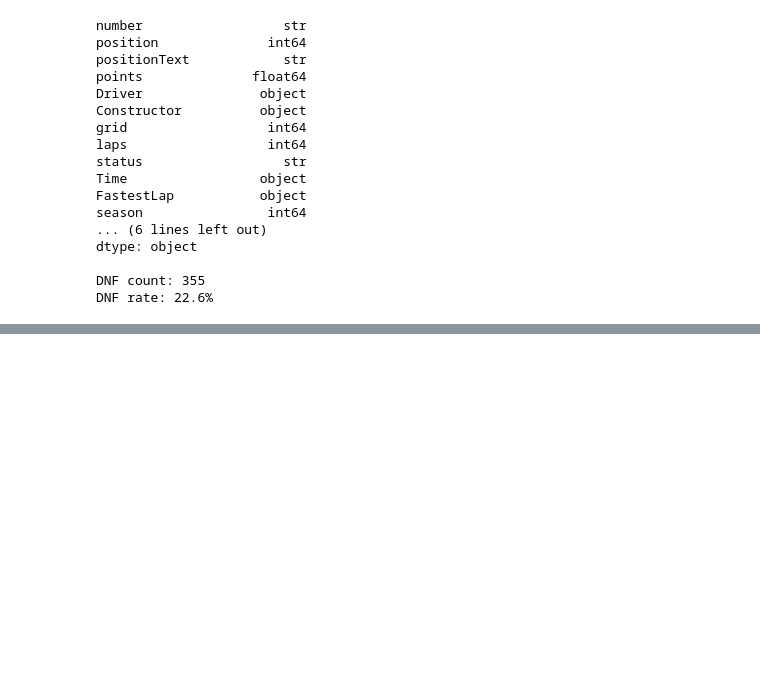
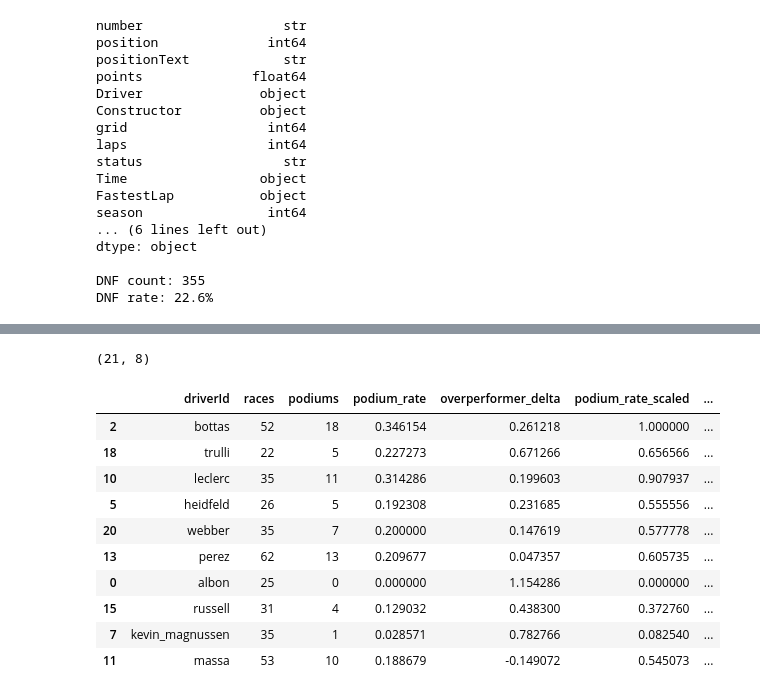
Before and after one commit to costa911/f1-analysis, a Jupyter notebook: f1_analysis.ipynb, the cells around one changed output, grey strips where cells are left out. Cells and saved outputs as stored; diff of their text form; code cells hidden in the pictures; blank space fills up the shorter version.

```diff
--- a/f1_analysis.ipynb
+++ b/f1_analysis.ipynb
@@ -232,0 +308,29 @@ Name: count, dtype: int64
+# %%
+# CELL 13 - Define composite "successful loser" score
+# Combine podium rate + overperformer delta (normalised)
+from sklearn.preprocessing import MinMaxScaler
+
+composite = podium_stats.merge(overperformer[['driverId', 'overperformer_delta']], on='driverId', how='inner')
+
+scaler = MinMaxScaler()
+composite[['podium_rate_scaled', 'overperformer_scaled']] = scaler.fit_transform(
+    composite[['podium_rate', 'overperformer_delta']]
+)
+
+composite['composite_score'] = (composite['podium_rate_scaled'] + composite['overperformer_scaled']) / 2
+
+print(composite.shape)
+composite.sort_values('composite_score', ascending=False).head(10)
+# %% [output]
+(21, 8)
+|  | driverId | races | podiums | podium_rate | overperformer_delta | podium_rate_scaled | ... |
+| 2 | bottas | 52 | 18 | 0.346154 | 0.261218 | 1.000000 | ... |
+| 18 | trulli | 22 | 5 | 0.227273 | 0.671266 | 0.656566 | ... |
+| 10 | leclerc | 35 | 11 | 0.314286 | 0.199603 | 0.907937 | ... |
+| 5 | heidfeld | 26 | 5 | 0.192308 | 0.231685 | 0.555556 | ... |
+| 20 | webber | 35 | 7 | 0.200000 | 0.147619 | 0.577778 | ... |
+| 13 | perez | 62 | 13 | 0.209677 | 0.047357 | 0.605735 | ... |
+| 0 | albon | 25 | 0 | 0.000000 | 1.154286 | 0.000000 | ... |
+| 15 | russell | 31 | 4 | 0.129032 | 0.438300 | 0.372760 | ... |
+| 7 | kevin_magnussen | 35 | 1 | 0.028571 | 0.782766 | 0.082540 | ... |
+| 11 | massa | 53 | 10 | 0.188679 | -0.149072 | 0.545073 | ... |
```
Also changed, not shown: parts of 16 cells of this notebook, 6 other files.
